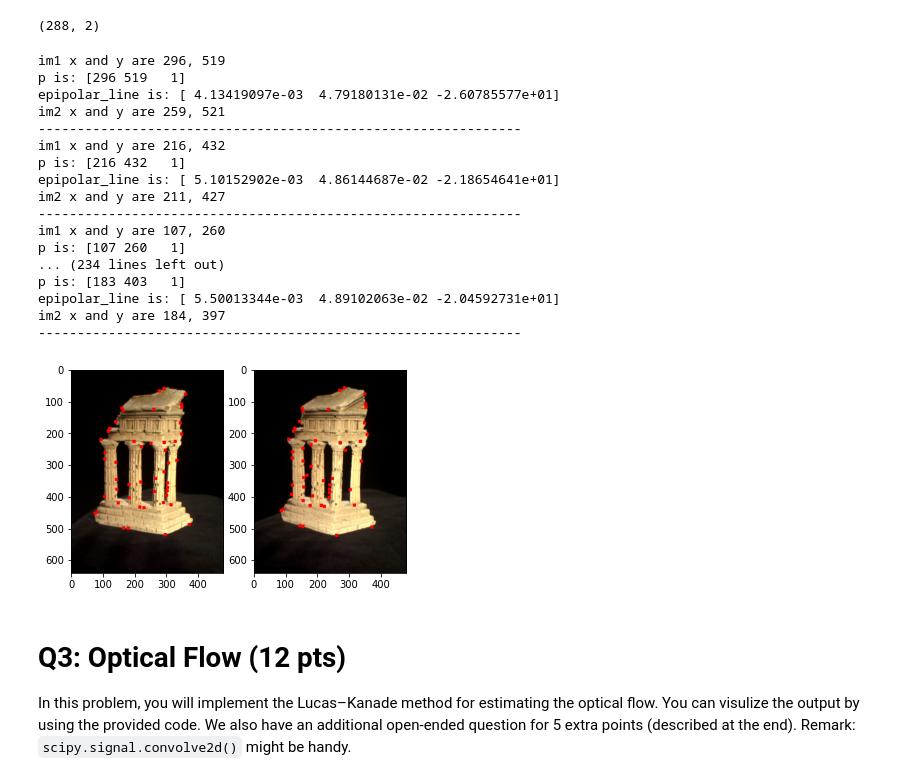
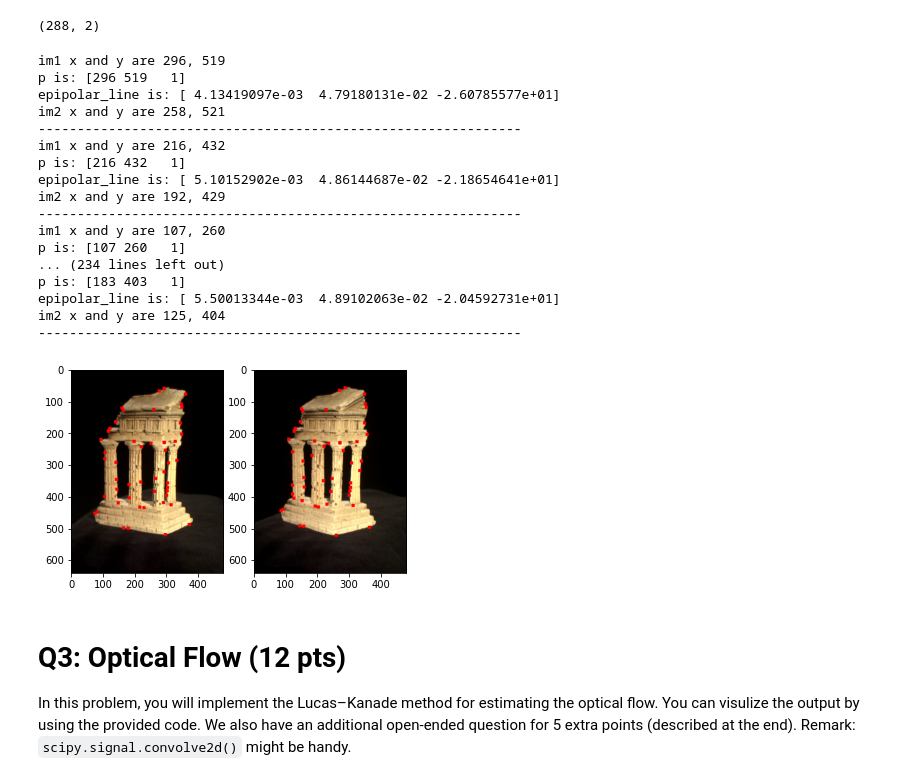
Before and after one commit to DanielGao98/Computer-Vision, a Jupyter notebook: HW4.ipynb, the cells around one changed output. Saved outputs shown, nothing was run; the diff lists cells and outputs as text; code cells hidden in the pictures.

```diff
--- a/HW4.ipynb
+++ b/HW4.ipynb
@@ -297,38 +297,38 @@ im2 = imread('./im2.png')
 #print("point at 271, 494 im1: " + str(im1[494][271]))
 #print("point at 272, 494 im2: " + str(im1[494][272]))
 #print(im1[494])
 #print(im1.shape)
-window_size = 50 # Examine different window_size and choose the one you find the best.
+window_size = 20 # Examine different window_size and choose the one you find the best.
 results = []
 pts_test = pts[:1]
 #print(pts_test.shape)
 for x, y in pts:
     x, y = compute_correspondence(im1, im2, F, x, y, window_size)
     results.append((x, y))
 for x, y in results:
     im2[y-5:y+5, x-5:x+5] = [255, 0, 0]
 plt.subplot(122)
 plt.imshow(im2)
 plt.show()
 # %% [output]
 im1 x and y are 296, 519
 p is: [296 519   1]
 epipolar_line is: [ 4.13419097e-03  4.79180131e-02 -2.60785577e+01]
-im2 x and y are 259, 521
+im2 x and y are 258, 521
 --------------------------------------------------------------
 im1 x and y are 216, 432
 p is: [216 432   1]
 epipolar_line is: [ 5.10152902e-03  4.86144687e-02 -2.18654641e+01]
-im2 x and y are 211, 427
+im2 x and y are 192, 429
 --------------------------------------------------------------
 im1 x and y are 107, 260
 p is: [107 260   1]
 ... (234 lines left out)
 p is: [183 403   1]
 epipolar_line is: [ 5.50013344e-03  4.89102063e-02 -2.04592731e+01]
-im2 x and y are 184, 397
+im2 x and y are 125, 404
 --------------------------------------------------------------
-[figure, old version]
+[figure, new version]
 # %% [markdown]
 # Q3: Optical Flow (12 pts)
 In this problem, you will implement the Lucas–Kanade method for estimating the optical flow. You can visulize the output by using the provided code. We also have an additional open-ended question for 5 extra points (described at the end). Remark: `scipy.signal.convolve2d()` might be handy.
```
